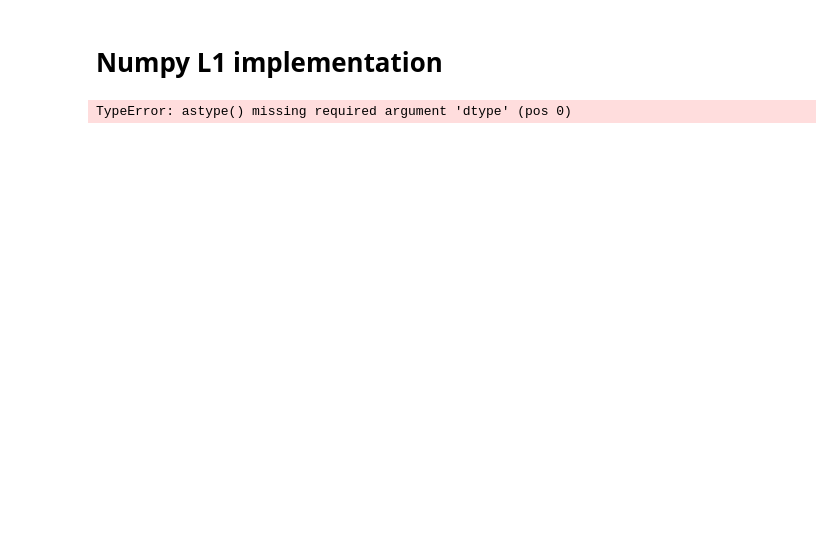
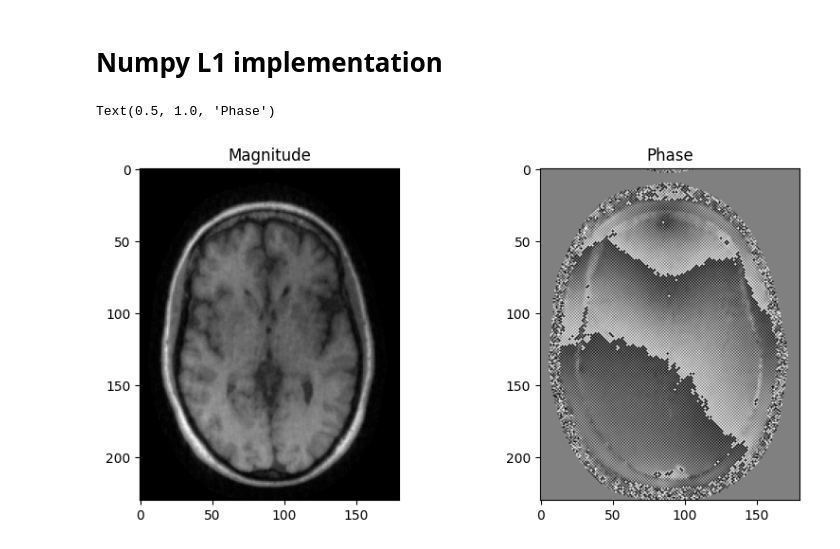
Before and after one commit to impulse462/ma221_proj, a Jupyter notebook: L1_recon.ipynb, the cells around one changed output. Cells and saved outputs as stored; diff of their text form; code cells hidden in the pictures; blank space fills up the shorter version.

```diff
--- a/L1_recon.ipynb
+++ b/L1_recon.ipynb
@@ -48,7 +46,10 @@ plt.imshow(np.flip(np.angle(img_l1wav)), cmap='gray')
 # Numpy L1 implementation
 # %%
 # L1 Wavelet Reconstruction in numpy
-
+def to_fp16(x):
+    real_part = x.real.astype(np.float16)
+    imag_part = x.imag.astype(np.float16)
+    return real_part + 1j * imag_part
 
 def l1_sense_reconstruction(kspace, sensitivity_maps, num_iters=100, lamda=1e-2, tol=1e-6, use_fp16=False):
     ishape = (kspace.shape[1], kspace.shape[2]) # image shape
@@ -63,6 +64,10 @@ def l1_sense_reconstruction(kspace, sensitivity_maps, num_iters=100, lamda=1e-2,
         """Forward operation: SENSE forward model."""
         shifted_image = np.fft.fftshift(x*sensitivity_maps, axes=(-2,-1)) # need to shift
         res =  np.fft.fft2(shifted_image, ishape, norm='ortho', axes=(-2,-1))
+
+        if use_fp16:
+            res = to_fp16(res)
+
         return W**0.5 * res
 
     # x* FHSH
@@ -71,12 +76,21 @@ def l1_sense_reconstruction(kspace, sensitivity_maps, num_iters=100, lamda=1e-2,
         """Adjoint operation: SENSE adjoint model."""
         ifft_result = np.fft.ifft2(W**0.5*y, ishape, norm='ortho',  axes=(-2,-1))
         shifted_ifft_result = np.fft.ifftshift(ifft_result, axes=(-2,-1)) # need to shift
-        return np.sum(np.conj(sensitivity_maps) * shifted_ifft_result, axis=0)
+        res = np.sum(np.conj(sensitivity_maps) * shifted_ifft_result, axis=0)
+
+        if use_fp16:
+            res = to_fp16(res)
+
+        return res
 
 
     def grad_L1(x):
         zeros = (np.abs(x) == 0)
         xp = np.where(zeros, 0, x/np.abs(x))
+
+        if use_fp16:
+            xp = to_fp16(xp)
+
         return xp
 
     # Define AHA operator: A^H A + lambda I
@@ -84,11 +98,16 @@ def l1_sense_reconstruction(kspace, sensitivity_maps, num_iters=100, lamda=1e-2,
         #return x + lamda * x
         """Normal equation operator: A^H A + lambda L1 norm"""
         result = 2*adjoint_op(forward_op(x)) + lamda*grad_L1(x)
+
+        if use_fp16:
+            return to_fp16(result)
+
         return result
 
     b = adjoint_op(kspace)
     x = np.zeros_like(b)  # 0s init
     r = np.zeros_like(b)  # 0s init
+
     if use_fp16:
         r = to_fp16(b - normal_op(x))
     else:
@@ -98,33 +117,36 @@ def l1_sense_reconstruction(kspace, sensitivity_maps, num_iters=100, lamda=1e-2,
     for i in range(num_iters):
         rAr = (np.vdot(r, normal_op(r)))
 
         if rAr <= 0:
             print(f"Matrix not positive definite after {i} iterations. Stopping.")
             break
 
         stepsize = np.real(np.vdot(r,r)/rAr)
 
+        if use_fp16:
+            stepsize = to_fp16(stepsize)
+
         x = x + stepsize * r
         r = r - stepsize * normal_op(r)
         resid = np.sqrt(np.real(np.vdot(r,r)))
 
         if resid < tol:
             print(f'Converged after {i+1} iterations with residual {resid}')
             break
 
 
     return x
 
 
-recon_img = l1_sense_reconstruction(ksp, mps, num_iters=100, lamda=0.005)
-#recon_img_16b = conjugate_sense_reconstruction(ksp_complex32, mps_complex32, lamda=1e-2, use_fp16=True)
+recon_img = l1_sense_reconstruction(ksp, mps, num_iters=100, lamda=0.005, use_fp16=True)
 
 plt.figure(figsize=(10,10))
 plt.subplot(221)
 plt.imshow(np.abs(np.flip(recon_img)), cmap='gray')
 plt.title('Magnitude')
 plt.subplot(222)
 plt.imshow(np.angle(np.flip(recon_img)), cmap='gray')
 plt.title('Phase')
 # %% [output]
-TypeError: astype() missing required argument 'dtype' (pos 0)
+Text(0.5, 1.0, 'Phase')
+[figure, added]
```
Also changed, not shown: parts of 1 cell of this notebook.
